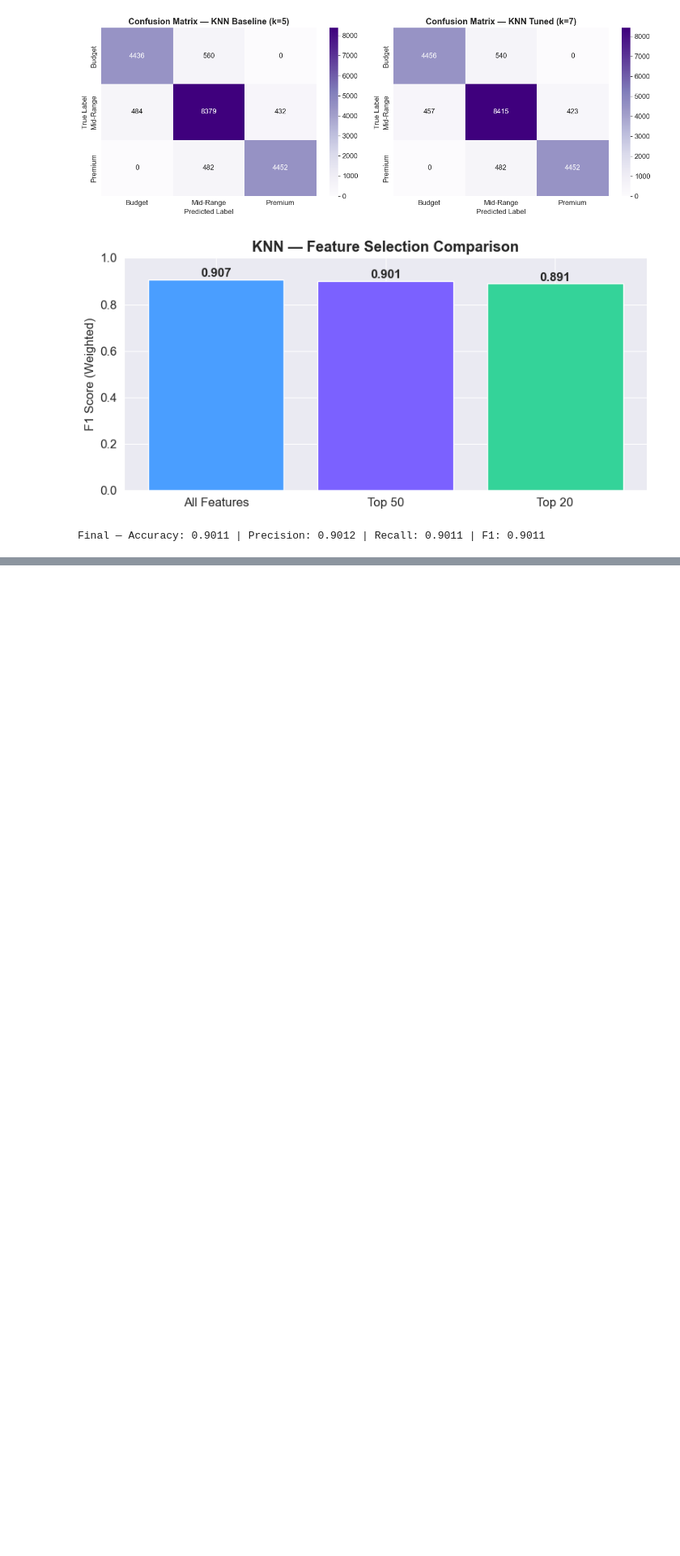
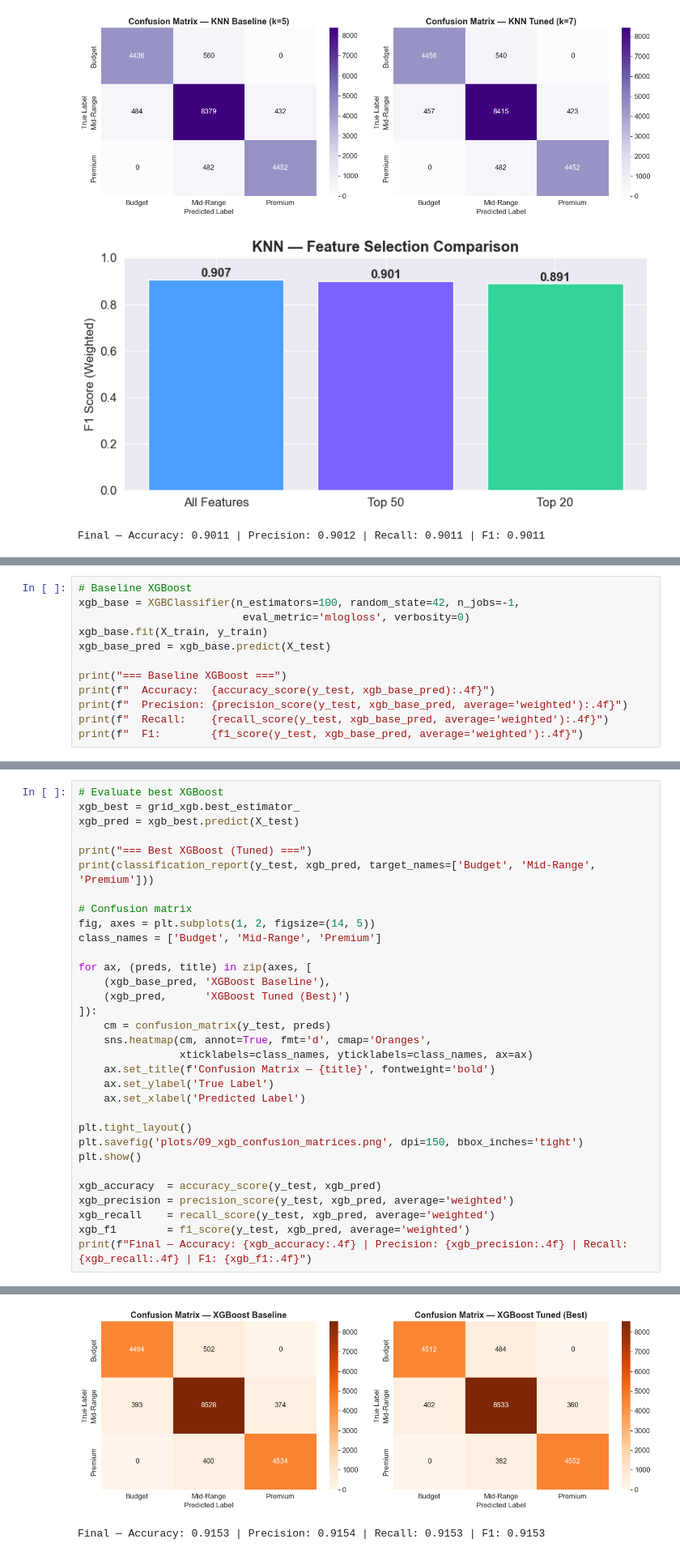
Before and after one commit to ErinaTernava/AutoValue, a Jupyter notebook: notebooks/classifications.ipynb, the cells around one changed output, grey strips where cells are left out. Shown at 81% size. Drawn from its saved outputs; the diff is of its cells as text; blank space fills up the shorter version.

```diff
--- a/notebooks/classifications.ipynb
+++ b/notebooks/classifications.ipynb
@@ -423,0 +526,12 @@ Final — Accuracy: 0.9011 | Precision: 0.9012 | Recall: 0.9011 | F1: 0.9011
+# %%
+# Baseline XGBoost
+xgb_base = XGBClassifier(n_estimators=100, random_state=42, n_jobs=-1,
+                          eval_metric='mlogloss', verbosity=0)
+xgb_base.fit(X_train, y_train)
+xgb_base_pred = xgb_base.predict(X_test)
+
+print("=== Baseline XGBoost ===")
+print(f"  Accuracy:  {accuracy_score(y_test, xgb_base_pred):.4f}")
+print(f"  Precision: {precision_score(y_test, xgb_base_pred, average='weighted'):.4f}")
+print(f"  Recall:    {recall_score(y_test, xgb_base_pred, average='weighted'):.4f}")
+print(f"  F1:        {f1_score(y_test, xgb_base_pred, average='weighted'):.4f}")
@@ -423,0 +571,33 @@ Final — Accuracy: 0.9011 | Precision: 0.9012 | Recall: 0.9011 | F1: 0.9011
+# %%
+# Evaluate best XGBoost
+xgb_best = grid_xgb.best_estimator_
+xgb_pred = xgb_best.predict(X_test)
+
+print("=== Best XGBoost (Tuned) ===")
+print(classification_report(y_test, xgb_pred, target_names=['Budget', 'Mid-Range', 'Premium']))
+
+# Confusion matrix
+fig, axes = plt.subplots(1, 2, figsize=(14, 5))
+class_names = ['Budget', 'Mid-Range', 'Premium']
+
+for ax, (preds, title) in zip(axes, [
+    (xgb_base_pred, 'XGBoost Baseline'),
+    (xgb_pred,      'XGBoost Tuned (Best)')
+]):
+    cm = confusion_matrix(y_test, preds)
+    sns.heatmap(cm, annot=True, fmt='d', cmap='Oranges',
+                xticklabels=class_names, yticklabels=class_names, ax=ax)
+    ax.set_title(f'Confusion Matrix — {title}', fontweight='bold')
+    ax.set_ylabel('True Label')
+    ax.set_xlabel('Predicted Label')
+
+plt.tight_layout()
+plt.savefig('plots/09_xgb_confusion_matrices.png', dpi=150, bbox_inches='tight')
+plt.show()
+
+xgb_accuracy  = accuracy_score(y_test, xgb_pred)
+xgb_precision = precision_score(y_test, xgb_pred, average='weighted')
+xgb_recall    = recall_score(y_test, xgb_pred, average='weighted')
+xgb_f1        = f1_score(y_test, xgb_pred, average='weighted')
+print(f"Final — Accuracy: {xgb_accuracy:.4f} | Precision: {xgb_precision:.4f} | Recall: {xgb_recall:.4f} | F1: {xgb_f1:.4f}")
+# %% [output]
@@ -423,0 +614,2 @@ Final — Accuracy: 0.9011 | Precision: 0.9012 | Recall: 0.9011 | F1: 0.9011
+[figure, added]
+Final — Accuracy: 0.9153 | Precision: 0.9154 | Recall: 0.9153 | F1: 0.9153
```
Also changed, not shown: parts of 10 cells of this notebook, 6 other files.
